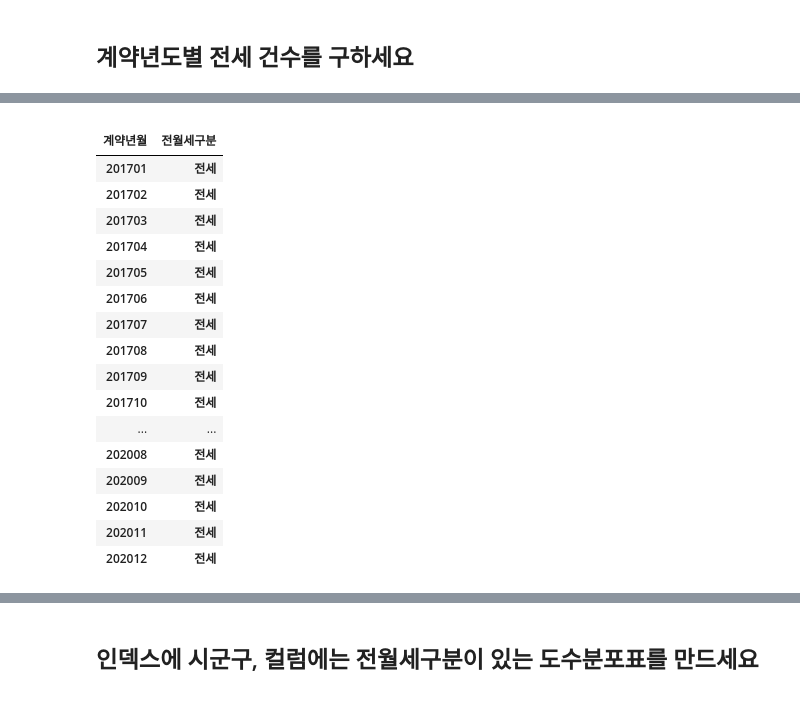
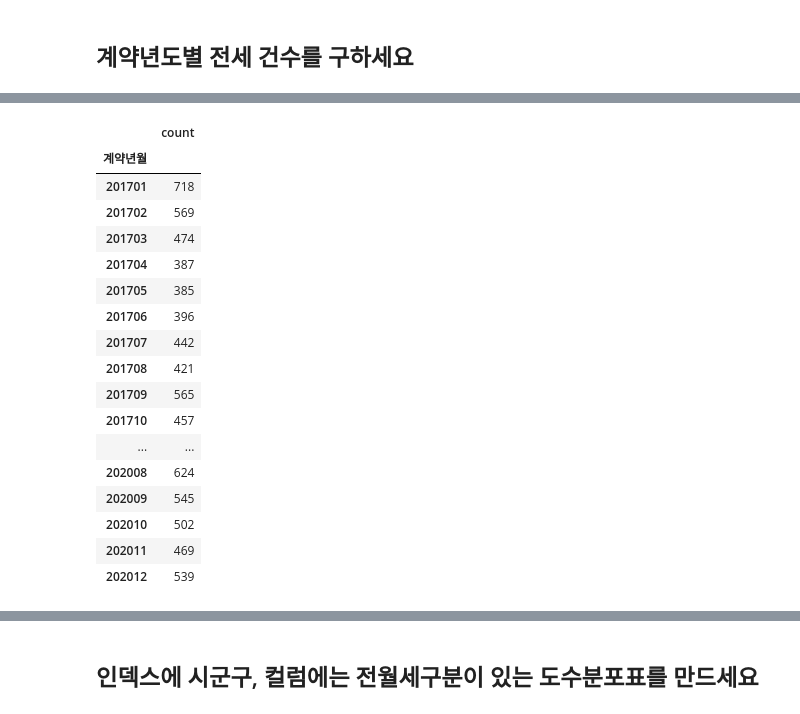
Before and after one commit to blackbutterfly0852/ADP, a Jupyter notebook: 220831_3_데이터핸들링_1_과제.ipynb, the cells around one changed output, grey strips where cells are left out. Cells and saved outputs as stored; diff of their text form; code cells hidden in the pictures.

Commit message:
220831 groupby & crosstab

```diff
--- a/220831_3_데이터핸들링_1_과제.ipynb
+++ b/220831_3_데이터핸들링_1_과제.ipynb
@@ -69,22 +69,26 @@ df.head(10)
 | 8 | 8 | 201702 | 19 | 세종특별자치시 고운동 | 1396 | 0 | 가락마을 20단지(호반베르디움5차) | 전세 | 84.9895 | 17000 | 0 | ... |
 | 9 | 9 | 201702 | 21 | 세종특별자치시 고운동 | 1396 | 0 | 가락마을 20단지(호반베르디움5차) | 전세 | 84.9895 | 15000 | 0 | ... |
 # %%
+# 계약년월 별 전세 건수
+df2 = df[df['전월세구분']=='전세'].loc[:,['계약년월']]
+df2['count'] = 1
+df2.groupby('계약년월').count()
 # %% [output]
-|  |  |
-| 계약년월 | 전월세구분 |
-| 201701 | 전세 |
-| 201702 | 전세 |
-| 201703 | 전세 |
-| 201704 | 전세 |
-| 201705 | 전세 |
-| 201706 | 전세 |
-| 201707 | 전세 |
-| 201708 | 전세 |
-| 201709 | 전세 |
-| 201710 | 전세 |
+|  | count |
+| 계약년월 |  |
+| 201701 | 718 |
+| 201702 | 569 |
+| 201703 | 474 |
+| 201704 | 387 |
+| 201705 | 385 |
+| 201706 | 396 |
+| 201707 | 442 |
+| 201708 | 421 |
+| 201709 | 565 |
+| 201710 | 457 |
 | ... | ... |
-| 202008 | 전세 |
-| 202009 | 전세 |
-| 202010 | 전세 |
-| 202011 | 전세 |
-| 202012 | 전세 |
+| 202008 | 624 |
+| 202009 | 545 |
+| 202010 | 502 |
+| 202011 | 469 |
+| 202012 | 539 |
```
Also changed, not shown: parts of 4 cells of this notebook.
